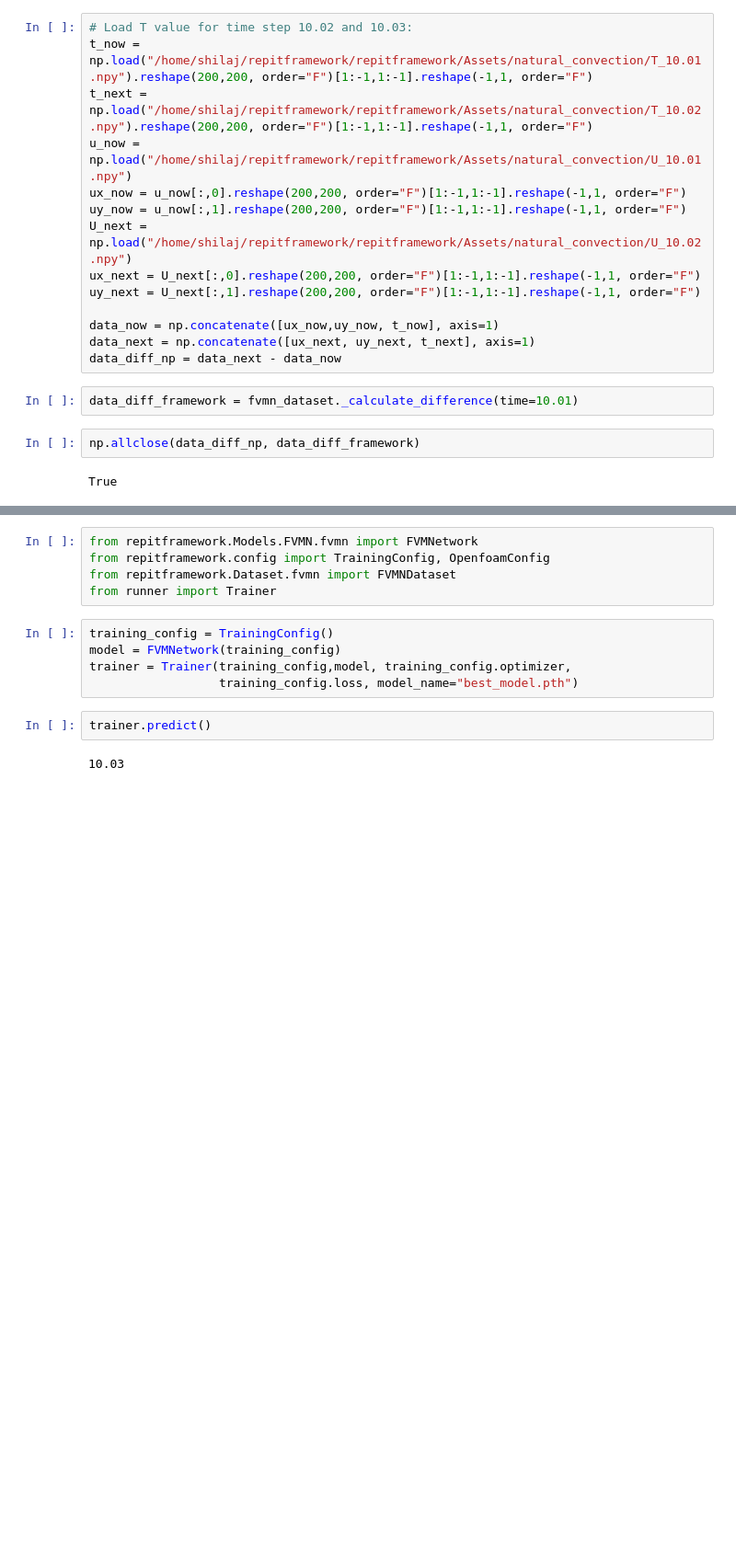
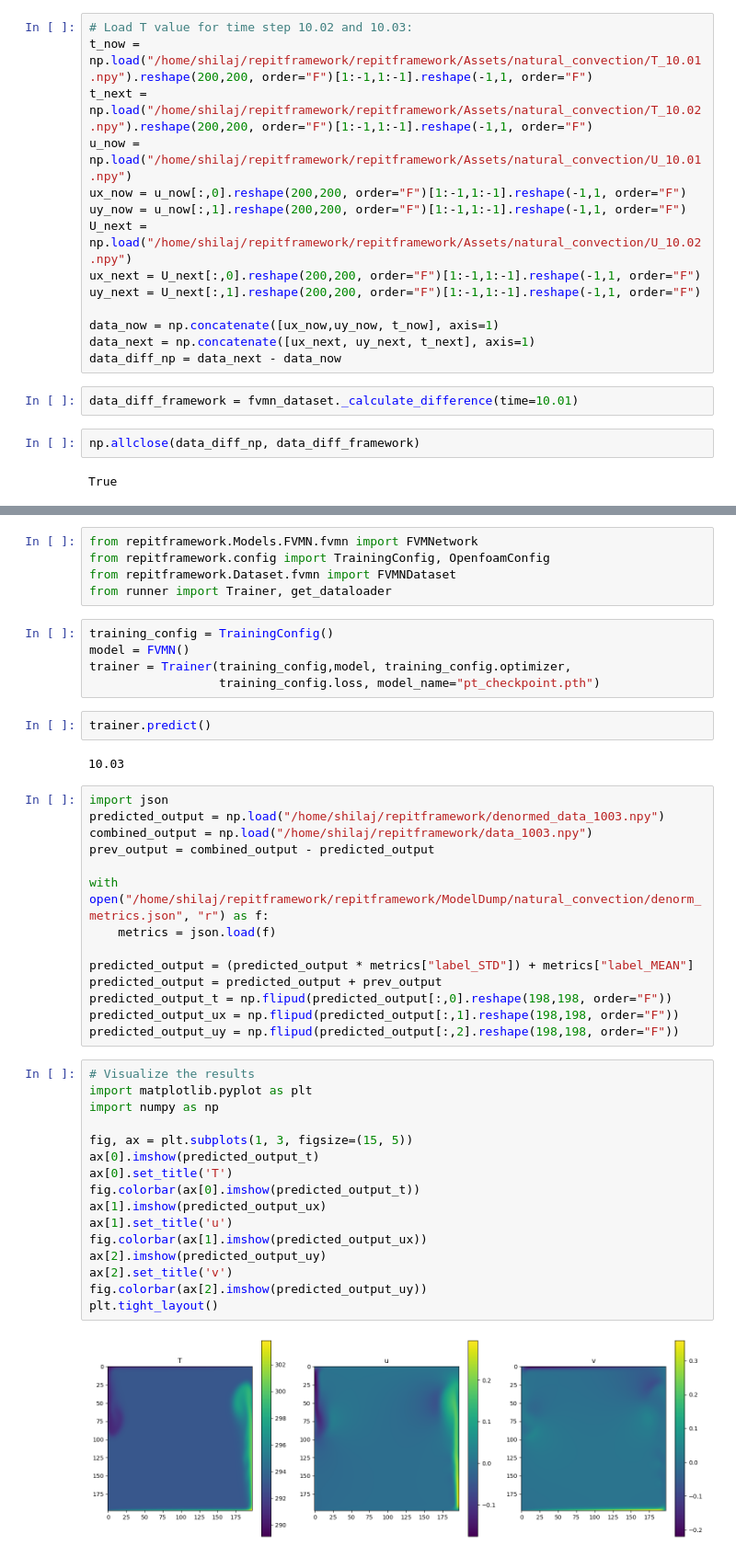
Before and after one commit to fadindashafira/repitframework, a Jupyter notebook: test.ipynb, the cells around one changed output, grey strips where cells are left out. Shown at 92% size. Drawn from its saved outputs; the diff is of its cells as text; blank space fills up the shorter version.

Commit message:
repit works

```diff
--- a/test.ipynb
+++ b/test.ipynb
@@ -203,13 +304,45 @@ True
 from repitframework.Models.FVMN.fvmn import FVMNetwork
 from repitframework.config import TrainingConfig, OpenfoamConfig
 from repitframework.Dataset.fvmn import FVMNDataset
-from runner import Trainer
+from runner import Trainer, get_dataloader
 # %%
 training_config = TrainingConfig()
-model = FVMNetwork(training_config)
+model = FVMN()
 trainer = Trainer(training_config,model, training_config.optimizer,
-                  training_config.loss, model_name="best_model.pth")
+                  training_config.loss, model_name="pt_checkpoint.pth")
 # %%
 trainer.predict()
 # %% [output]
 10.03
+# %%
+import json
+predicted_output = np.load("/home/shilaj/repitframework/denormed_data_1003.npy")
+combined_output = np.load("/home/shilaj/repitframework/data_1003.npy")
+prev_output = combined_output - predicted_output
+
+with open("/home/shilaj/repitframework/repitframework/ModelDump/natural_convection/denorm_metrics.json", "r") as f:
+    metrics = json.load(f)
+
+predicted_output = (predicted_output * metrics["label_STD"]) + metrics["label_MEAN"]
+predicted_output = predicted_output + prev_output
+predicted_output_t = np.flipud(predicted_output[:,0].reshape(198,198, order="F"))
+predicted_output_ux = np.flipud(predicted_output[:,1].reshape(198,198, order="F"))
+predicted_output_uy = np.flipud(predicted_output[:,2].reshape(198,198, order="F"))
+# %%
+# Visualize the results
+import matplotlib.pyplot as plt
+import numpy as np
+
+fig, ax = plt.subplots(1, 3, figsize=(15, 5))
+ax[0].imshow(predicted_output_t)
+ax[0].set_title('T')
+fig.colorbar(ax[0].imshow(predicted_output_t))
+ax[1].imshow(predicted_output_ux)
+ax[1].set_title('u')
+fig.colorbar(ax[1].imshow(predicted_output_ux))
+ax[2].imshow(predicted_output_uy)
+ax[2].set_title('v')
+fig.colorbar(ax[2].imshow(predicted_output_uy))
+plt.tight_layout()
+# %% [output]
+[figure, added]
```
Also changed, not shown: parts of 16 cells of this notebook, 45 other files.
